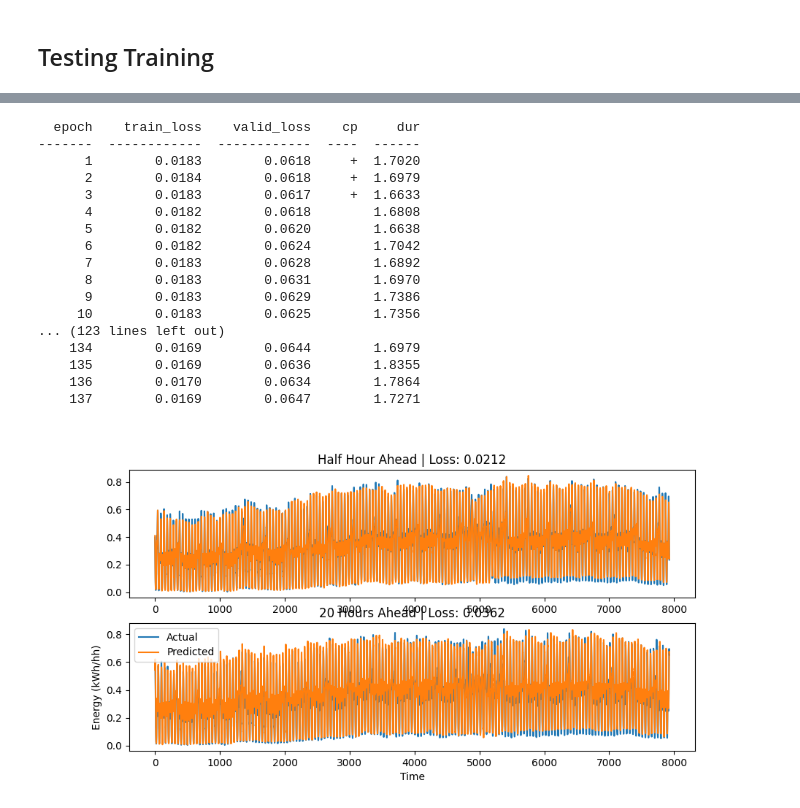
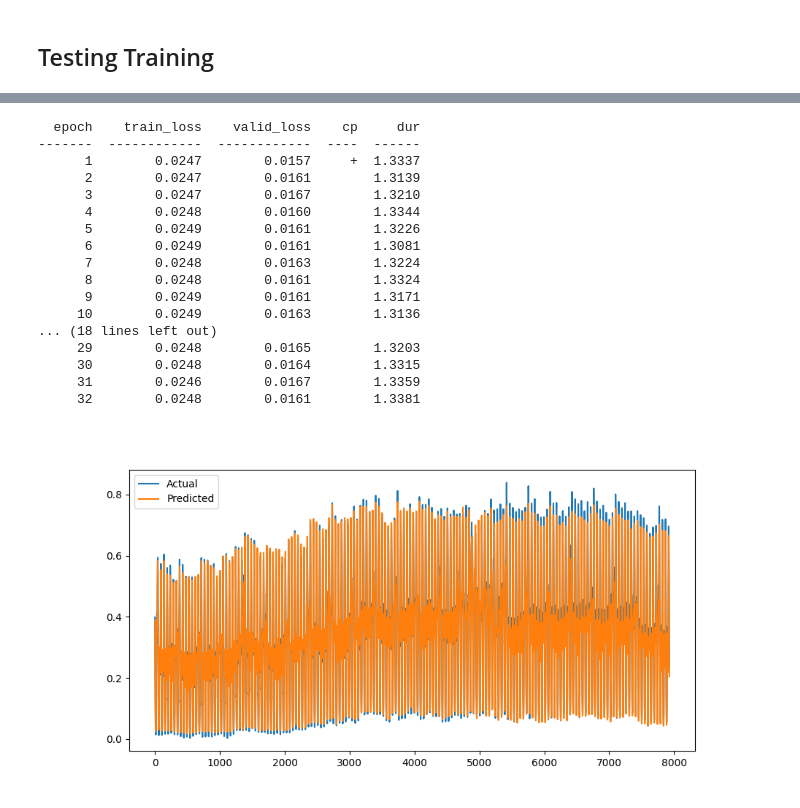
Before and after one commit to timdodge54/Power_Forecasting_With_DNN, a Jupyter notebook: src/Cody_Notebook.ipynb, the cells around one changed output, grey strips where cells are left out. Saved outputs shown, nothing was run; the diff lists cells and outputs as text; code cells hidden in the pictures.

Commit message:
LSTM Finished

```diff
--- a/src/Cody_Notebook.ipynb
+++ b/src/Cody_Notebook.ipynb
@@ -32,12 +33,22 @@ scaler_temperature = MinMaxScaler()
 scaler_dewpoint = MinMaxScaler()
 scaler_precipType = MinMaxScaler()
 scaler_humidity = MinMaxScaler()
+scaler_month = MinMaxScaler()
+scaler_day = MinMaxScaler()
+scaler_hour = MinMaxScaler()
+scaler_minute = MinMaxScaler()
+scaler_day_of_week = MinMaxScaler()
 
 data['energy(kWh/hh)'] = scaler_energy.fit_transform(data[['energy(kWh/hh)']])
 data['temperature'] = scaler_temperature.fit_transform(data[['temperature']])
 data['dewPoint'] = scaler_dewpoint.fit_transform(data[['dewPoint']])
 data['precipType'] = scaler_precipType.fit_transform(data[['precipType']])
 data['humidity'] = scaler_humidity.fit_transform(data[['humidity']])
+data['month'] = scaler_month.fit_transform(data[['month']])
+data['day'] = scaler_day.fit_transform(data[['day']])
+data['hour'] = scaler_hour.fit_transform(data[['hour']])
+data['minute'] = scaler_minute.fit_transform(data[['minute']])
+data['day_of_week'] = scaler_day_of_week.fit_transform(data[['day_of_week']])
 
 display(data.info())
 display(data.head())
@@ -159,6 +170,6 @@ display(data_mod_clean.tail())
 5 rows × 106 columns
 # %%
-input_names = weather_features + day_features + input_features_prev + input_frame
+input_names = input_features_prev + input_frame + weather_features + day_features
 print(input_names)
 target_names = target_features_next
 print(target_names)
@@ -456,6 +440,6 @@ dataset_train = data_utils.TensorDataset(input_tensor[:int(len(input_tensor) * 0
 dataset_test = data_utils.TensorDataset(input_tensor[int(len(input_tensor) * 0.8):], target_tensor[int(len(target_tensor) * 0.8):])
 # %%
-module = ForecastLSTM2_0(1, 50, 100, 3, timesteps, len(weather_features) + len(day_features), 200, 3, dropout=0.0).to('cuda')
+module = ForecastLSTM2_0(1, 100, 75, 3, timesteps, len(weather_features) + len(day_features), 200, 3, dropout=0.05).to('cuda')
 
 test = module(input_tensor[0].unsqueeze(0).cuda())
 # %%
@@ -469,9 +453,10 @@ net = NeuralNetRegressor(
     lr=0.0001,
     batch_size=128,
     optimizer=torch.optim.Adam,
-    optimizer__weight_decay=0.000001,
+    optimizer__weight_decay=0.00001,
     criterion=nn.L1Loss,
     device='cuda',
+    train_split=predefined_split(dataset_valid),
     iterator_train__num_workers=4,
     iterator_train__pin_memory=True,
     iterator_train__shuffle=False,
@@ -484,21 +469,21 @@ net = net.fit(dataset_train, y=None)
 # %% [output]
   epoch    train_loss    valid_loss    cp     dur
 -------  ------------  ------------  ----  ------
-      1        0.0183        0.0618     +  1.7020
-      2        0.0184        0.0618     +  1.6979
-      3        0.0183        0.0617     +  1.6633
-      4        0.0182        0.0618        1.6808
-      5        0.0182        0.0620        1.6638
-      6        0.0182        0.0624        1.7042
-      7        0.0183        0.0628        1.6892
-      8        0.0183        0.0631        1.6970
-      9        0.0183        0.0629        1.7386
-     10        0.0183        0.0625        1.7356
-... (123 lines left out)
-    134        0.0169        0.0644        1.6979
-    135        0.0169        0.0636        1.8355
-    136        0.0170        0.0634        1.7864
-    137        0.0169        0.0647        1.7271
+      1        0.0247        0.0157     +  1.3337
+      2        0.0247        0.0161        1.3139
+      3        0.0247        0.0167        1.3210
+      4        0.0248        0.0160        1.3344
+      5        0.0249        0.0161        1.3226
+      6        0.0249        0.0161        1.3081
+      7        0.0248        0.0163        1.3224
+      8        0.0248        0.0161        1.3324
+      9        0.0249        0.0161        1.3171
+     10        0.0249        0.0163        1.3136
+... (18 lines left out)
+     29        0.0248        0.0165        1.3203
+     30        0.0248        0.0164        1.3315
+     31        0.0246        0.0167        1.3359
+     32        0.0248        0.0161        1.3381
 # %%
 net_load = NeuralNetRegressor(
     module,
@@ -525,36 +510,36 @@ net_load.load_params(f_params=os.path.join(cody_model_dir, 'lstm_params.pt'),
 # %%
 loss = nn.L1Loss()
 x_test = dataset_test[:][0]
 y_test = dataset_test[:][1]
 
 y_pred = torch.tensor(net_load.predict(x_test))
 
 half_loss = loss(y_pred[:, 0], y_test[:, 0])
 hour_loss = loss(y_pred[:, 1], y_test[:, 1])
 hour_half_loss = loss(y_pred[:, 2], y_test[:, 2])
 hour_20_loss = loss(y_pred[:, 40], y_test[:, 40])
 
-fig, ax = plt.subplots(2, 1, figsize=(10, 5))
-ax[0].plot(y_test[:, 0], label='Actual')
-ax[0].plot(y_pred[:, 0], label='Predicted')
-ax[0].set_title(f'Half Hour Ahead | Loss: {half_loss:.4f}')
+fig, ax = plt.subplots(1, 1, figsize=(10, 5))
+ax.plot(y_test[:, 0], label='Actual')
+ax.plot(y_pred[:, 0], label='Predicted')
+#ax.set_title(f'Half Hour Ahead | Loss: {half_loss:.4f}')
 
 #ax[1].plot(y_test[:, 1], label='Actual')
 #ax[1].plot(y_pred[:, 1], label='Predicted')
 #ax[1].set_title(f'Hour Ahead | Loss: {hour_loss:.4f}')
 
 #ax[2].plot(y_test[:, 2], label='Actual')
 #ax[2].plot(y_pred[:, 2], label='Predicted')
 #ax[2].set_title(f'Hour and Half Ahead | Loss: {hour_half_loss:.4f}')
 
-ax[1].plot(y_test[:, 40], label='Actual')
-ax[1].plot(y_pred[:, 40], label='Predicted')
-ax[1].set_xlabel('Time')
-ax[1].set_ylabel('Energy (kWh/hh)')
-ax[1].set_title(f'20 Hours Ahead | Loss: {hour_20_loss:.4f}')
+#ax[1].plot(y_test[:, 40], label='Actual')
+#ax[1].plot(y_pred[:, 40], label='Predicted')
+#ax[1].set_xlabel('Time')
+#ax[1].set_ylabel('Energy (kWh/hh)')
+#ax[1].set_title(f'20 Hours Ahead | Loss: {hour_20_loss:.4f}')
 
 plt.legend()
 plt.show()
 # %% [output]
-[figure, old version]
+[figure, new version]
 # %%
```
Also changed, not shown: parts of 12 cells of this notebook, 6 other files.
